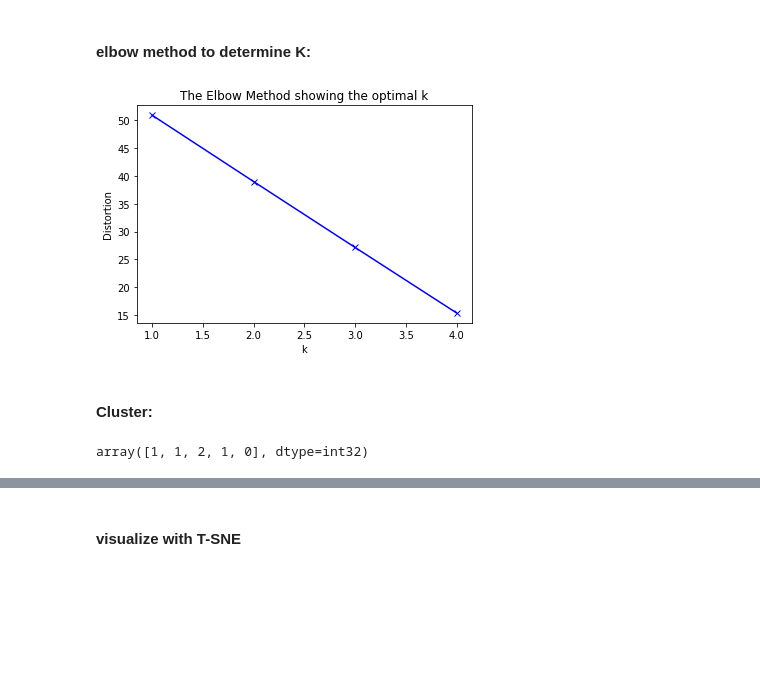
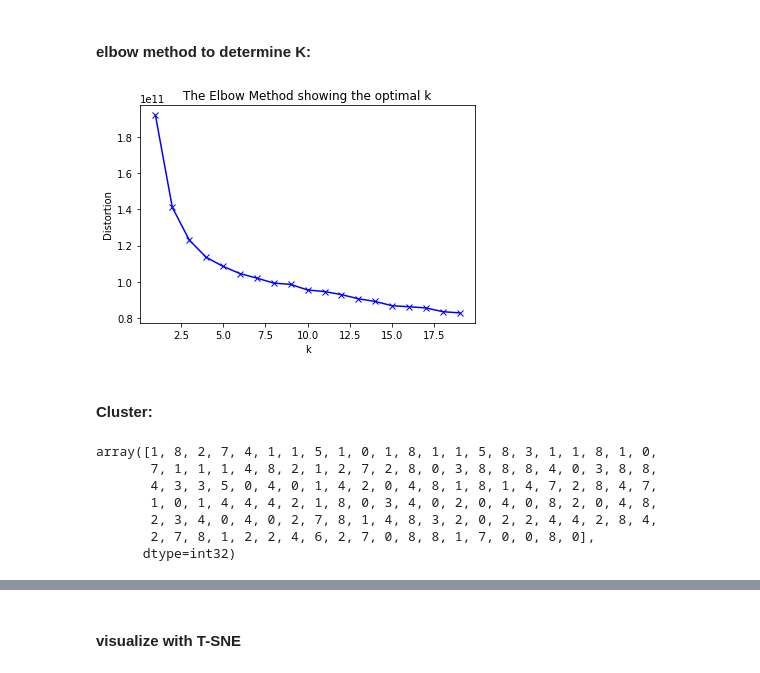
Before and after one commit to Marytem/Book2Sentiment, a Jupyter notebook: clustering.ipynb, the cells around one changed output, grey strips where cells are left out. Drawn from its saved outputs; the diff is of its cells as text; code cells hidden in the pictures; blank space fills up the shorter version.

```diff
--- a/clustering.ipynb
+++ b/clustering.ipynb
@@ -54,0 +75,3 @@ for i in books_data:
+# %%
+books_data = pd.DataFrame(data=books_data.T, columns=onlyfiles)
+books_data.head()
@@ -54,0 +101,5 @@ for i in books_data:
+# %%
+smoothed_books = pd.DataFrame()
+for book in onlyfiles:
+    smoothed_books[book] = books_data[book].rolling(2000).sum().rolling(2000).sum().rolling(2000).sum()
+smoothed_books = smoothed_books[6000:]
@@ -54,0 +125,6 @@ for i in books_data:
+# %%
+shrinked_books = []
+for book in smoothed_books.values.T:
+    shrinked_books.append(np.array([np.mean(arr) for arr in np.array_split(book, 2000)]))
+shrinked_books = np.array(shrinked_books)
+shrinked_books.shape
@@ -55,3 +133,5 @@ for i in books_data:
+# %%
+train_books_data = shrinked_books
 # %% [markdown]
 # Clustering
 # %%
@@ -68,32 +147,38 @@ books_data.shape
 # %%
 from sklearn import metrics
 from scipy.spatial.distance import cdist
 import matplotlib.pyplot as plt
 
 # k means determine k
 distortions = []
-K = range(1,5)
+K = range(1,20)
 for k in K:
-    kmeanModel = KMeans(n_clusters=k).fit(books_data)
-    kmeanModel.fit(books_data)
-    distortions.append(sum(np.min(cdist(books_data, kmeanModel.cluster_centers_, 'euclidean'), axis=1)) / books_data.shape[0])
+    kmeanModel = KMeans(n_clusters=k).fit(train_books_data)
+    kmeanModel.fit(train_books_data)
+    distortions.append(sum(np.min(cdist(train_books_data, kmeanModel.cluster_centers_, 'euclidean'), axis=1)) / train_books_data.shape[0])
 
 # Plot the elbow
 plt.plot(K, distortions, 'bx-')
 plt.xlabel('k')
 plt.ylabel('Distortion')
 plt.title('The Elbow Method showing the optimal k')
 plt.show()
 # %% [output]
-[figure, old version]
+[figure, new version]
 # %% [markdown]
 #### Cluster:
 # %%
-kmeans = KMeans(n_clusters=3, random_state=0).fit(books_data)
-kmeans_pred = kmeans.predict(books_data)
+kmeans = KMeans(n_clusters=9, random_state=0, ).fit(train_books_data)
+kmeans_pred = kmeans.predict(train_books_data)
 kmeans_pred
 # %% [output]
-array([1, 1, 2, 1, 0], dtype=int32)
+array([1, 8, 2, 7, 4, 1, 1, 5, 1, 0, 1, 8, 1, 1, 5, 8, 3, 1, 1, 8, 1, 0,
+       7, 1, 1, 1, 4, 8, 2, 1, 2, 7, 2, 8, 0, 3, 8, 8, 8, 4, 0, 3, 8, 8,
+       4, 3, 3, 5, 0, 4, 0, 1, 4, 2, 0, 4, 8, 1, 8, 1, 4, 7, 2, 8, 4, 7,
+       1, 0, 1, 4, 4, 4, 2, 1, 8, 0, 3, 4, 0, 2, 0, 4, 0, 8, 2, 0, 4, 8,
+       2, 3, 4, 0, 4, 0, 2, 7, 8, 1, 4, 8, 3, 2, 0, 2, 2, 4, 4, 2, 8, 4,
+       2, 7, 8, 1, 2, 2, 4, 6, 2, 7, 0, 8, 8, 1, 7, 0, 0, 8, 0],
+      dtype=int32)
 # %%
 kmeans.cluster_centers_
 # %% [output]
```
Also changed, not shown: parts of 30 cells of this notebook.
